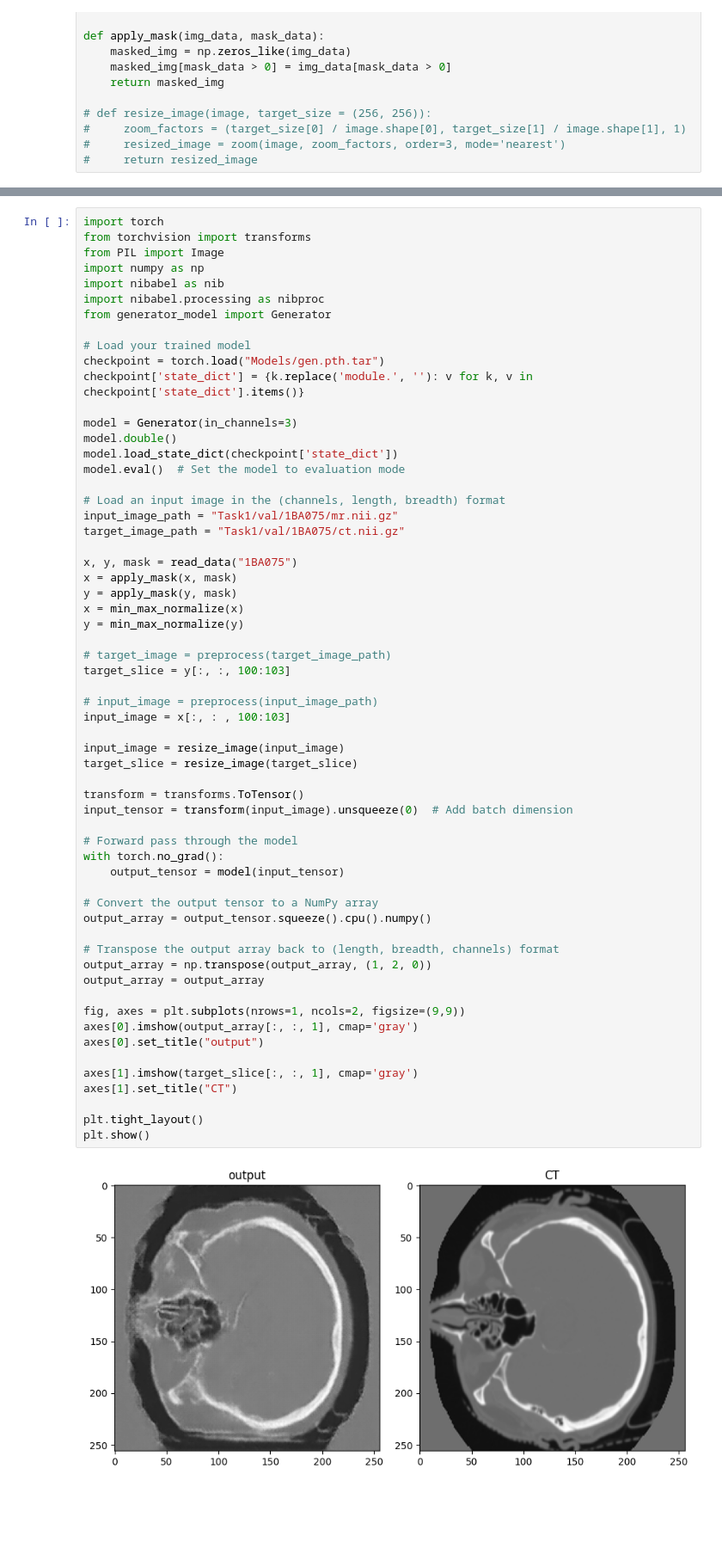
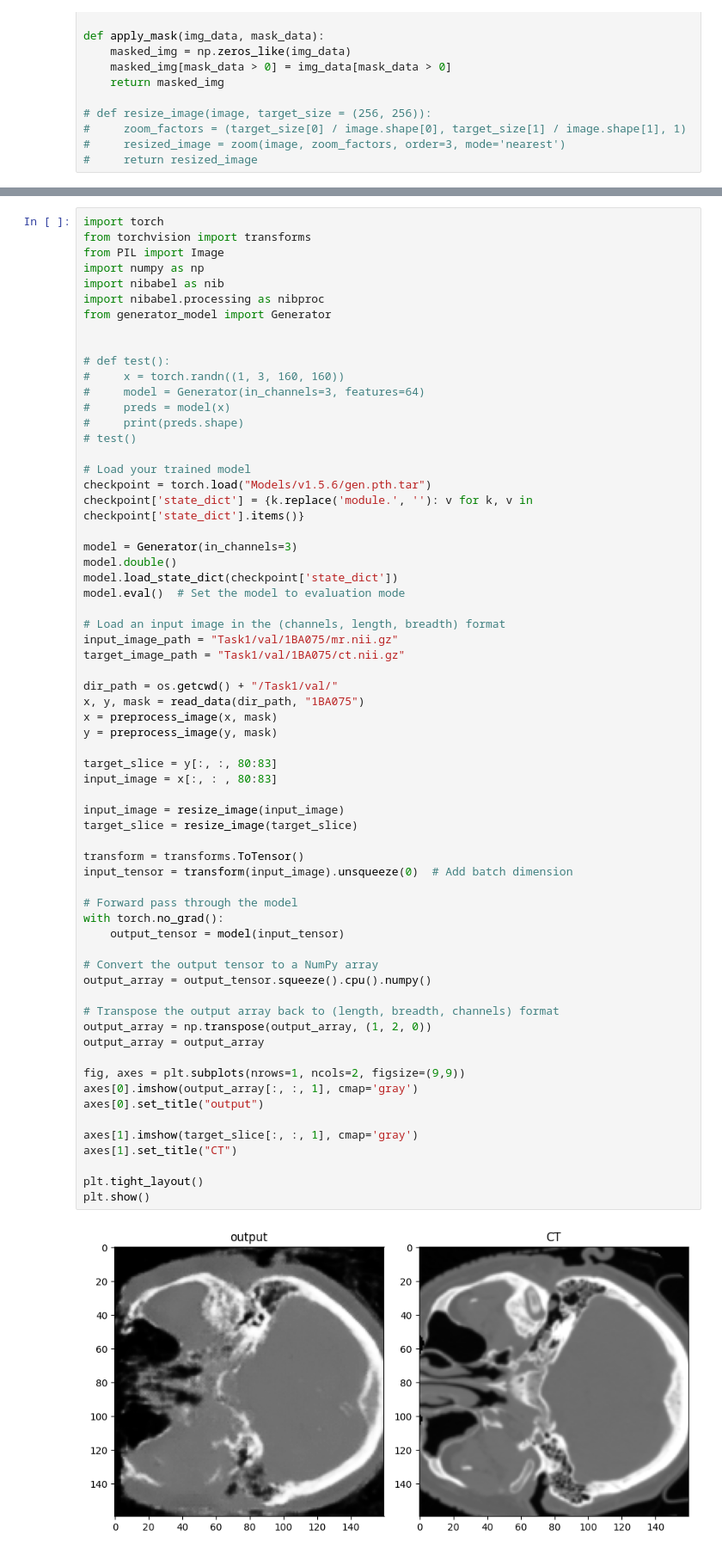
Before and after one commit to SachinPatel2707/mtp_synthrad, a Jupyter notebook: backup/my_pix2pix/test.ipynb, the cells around one changed output, grey strips where cells are left out. Shown at 86% size. Cells and saved outputs as stored; diff of their text form; blank space fills up the shorter version.

```diff
--- a/backup/my_pix2pix/test.ipynb
+++ b/backup/my_pix2pix/test.ipynb
@@ -297,8 +257,16 @@ import nibabel as nib
 import nibabel.processing as nibproc
 from generator_model import Generator
 
+
+# def test():
+#     x = torch.randn((1, 3, 160, 160))
+#     model = Generator(in_channels=3, features=64)
+#     preds = model(x)
+#     print(preds.shape)
+# test()
+
 # Load your trained model
-checkpoint = torch.load("Models/gen.pth.tar")
+checkpoint = torch.load("Models/v1.5.6/gen.pth.tar")
 checkpoint['state_dict'] = {k.replace('module.', ''): v for k, v in checkpoint['state_dict'].items()}
 
 model = Generator(in_channels=3)
@@ -310,46 +278,42 @@ model.eval()  # Set the model to evaluation mode
 input_image_path = "Task1/val/1BA075/mr.nii.gz"
 target_image_path = "Task1/val/1BA075/ct.nii.gz"
 
-x, y, mask = read_data("1BA075")
-x = apply_mask(x, mask)
-y = apply_mask(y, mask)
-x = min_max_normalize(x)
-y = min_max_normalize(y)
+dir_path = os.getcwd() + "/Task1/val/"
+x, y, mask = read_data(dir_path, "1BA075")
+x = preprocess_image(x, mask)
+y = preprocess_image(y, mask)
 
-# target_image = preprocess(target_image_path)
-target_slice = y[:, :, 100:103]
-
-# input_image = preprocess(input_image_path)
-input_image = x[:, : , 100:103]
+target_slice = y[:, :, 80:83]
+input_image = x[:, : , 80:83]
 
 input_image = resize_image(input_image)
 target_slice = resize_image(target_slice)
 
 transform = transforms.ToTensor()
 input_tensor = transform(input_image).unsqueeze(0)  # Add batch dimension
 
 # Forward pass through the model
 with torch.no_grad():
     output_tensor = model(input_tensor)
 
 # Convert the output tensor to a NumPy array
 output_array = output_tensor.squeeze().cpu().numpy()
 
 # Transpose the output array back to (length, breadth, channels) format
 output_array = np.transpose(output_array, (1, 2, 0))
 output_array = output_array
 
 fig, axes = plt.subplots(nrows=1, ncols=2, figsize=(9,9))
 axes[0].imshow(output_array[:, :, 1], cmap='gray')
 axes[0].set_title("output")
 
 axes[1].imshow(target_slice[:, :, 1], cmap='gray')
 axes[1].set_title("CT")
 
 plt.tight_layout()
 plt.show()
 # %% [output]
-[figure, old version]
+[figure, new version]
 # %%
 import torch
 from torchvision import transforms
```
Also changed, not shown: parts of 13 cells of this notebook, 9 other files.
